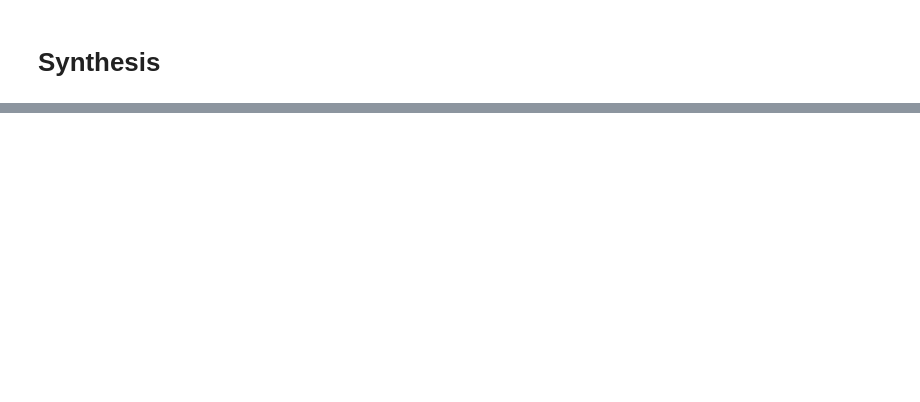
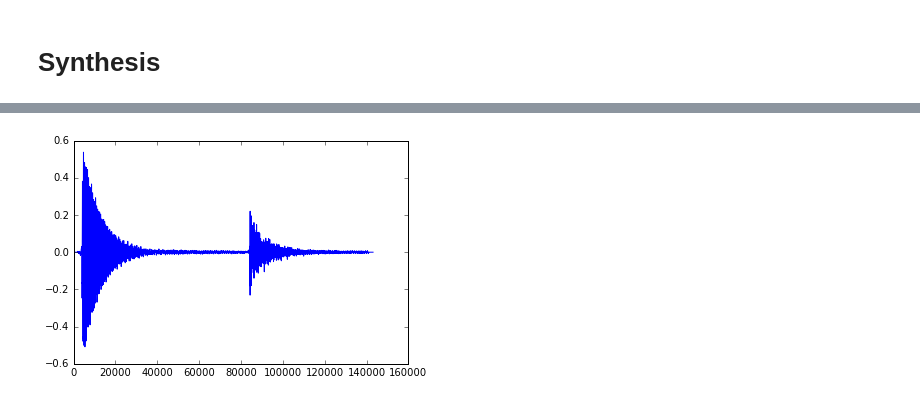
Before and after one commit to damiansp/digitalSoundProcessing, a Jupyter notebook: models/03_sine_model.ipynb, the cells around one changed output, grey strips where cells are left out. Saved outputs shown, nothing was run; the diff lists cells and outputs as text; code cells hidden in the pictures; blank space fills up the shorter version.

```diff
--- a/models/03_sine_model.ipynb
+++ b/models/03_sine_model.ipynb
@@ -330,0 +343,39 @@ plt.title('Frequency of sinusoidal tracks')
+# %%
+# normalize windows
+bh = bh / sum(bh)
+sw[h_n - h : h_n + h] = sw[h_n - h : h_n + h] / bh[h_n - h : h_n + h]
+
+last_y_t_freq = t_freq[0, :]                              # init synth freqs...
+y_t_phase = 2 * np.pi * np.random.rand(t_freq[0, :].size) # ...and phases
+# %%
+# For all frames
+for l in range(L):
+    # if no phases, then generate
+    if (t_phase.size > 0):
+        y_t_phase = t_phase[l, :]
+    else:
+        y_t_phase += (np.pi * (last_y_t_freq + t_freq[l, :]) / fs) * h
+    # generate sines in spectrum
+    Y = uf.genSpecSines(t_freq[l, :], t_mag[l, :], y_t_phase, n_s, fs)
+    # save freq for phase propagation
+    last_y_freq = t_freq[l, :]
+    # bound freq inside 2pi
+    y_t_phase = y_t_phase % (2 * np.pi)
+    # Inverse FFT
+    yw = np.real(fftshift(ifft(Y)))
+#    print 'len(sw * yw):', len(sw * yw)
+#    print 'p_out:', p_out, ', p_out + n:', p_out + n
+#    print 'len(y):', len(y)
+#    print 'len(y[p_out : p_out + n]):', len(y[p_out : p_out + n])
+    # Overlap-add and apply synth window
+    y[p_out : p_out + n_s] += sw * yw
+    p_out += h
+# %%
+# delete half of first window...
+y = np.delete(y, range(h_n))
+# ...and half of last window
+y = np.delete(y, range(y.size - h_n, y.size))
+
+plt.plot(x);
+# %% [output]
+[figure, added]
```
Also changed, not shown: parts of 15 cells of this notebook.
